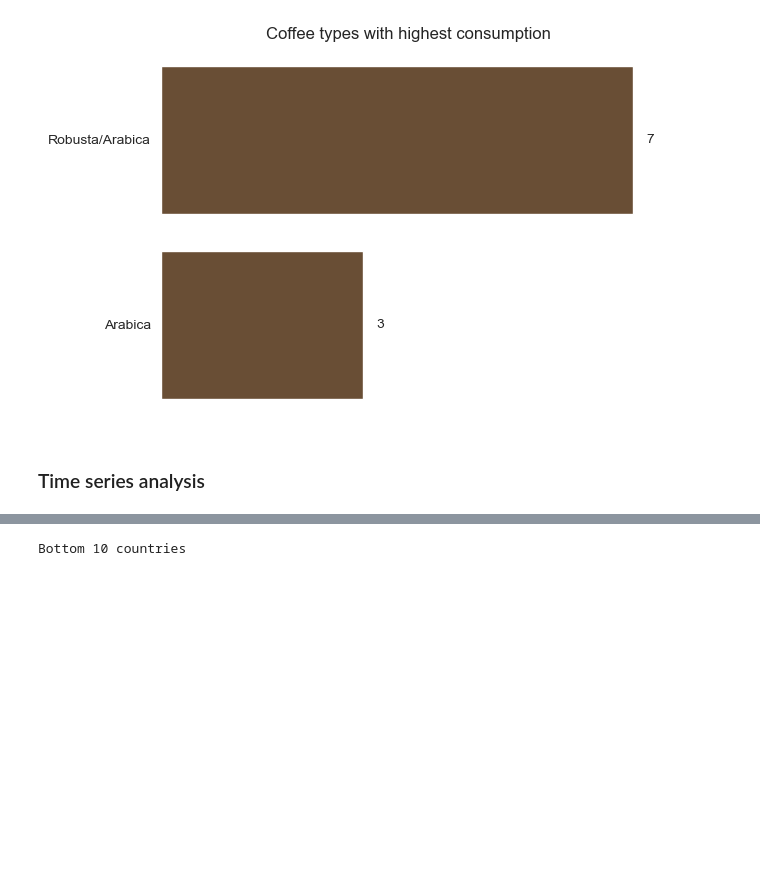
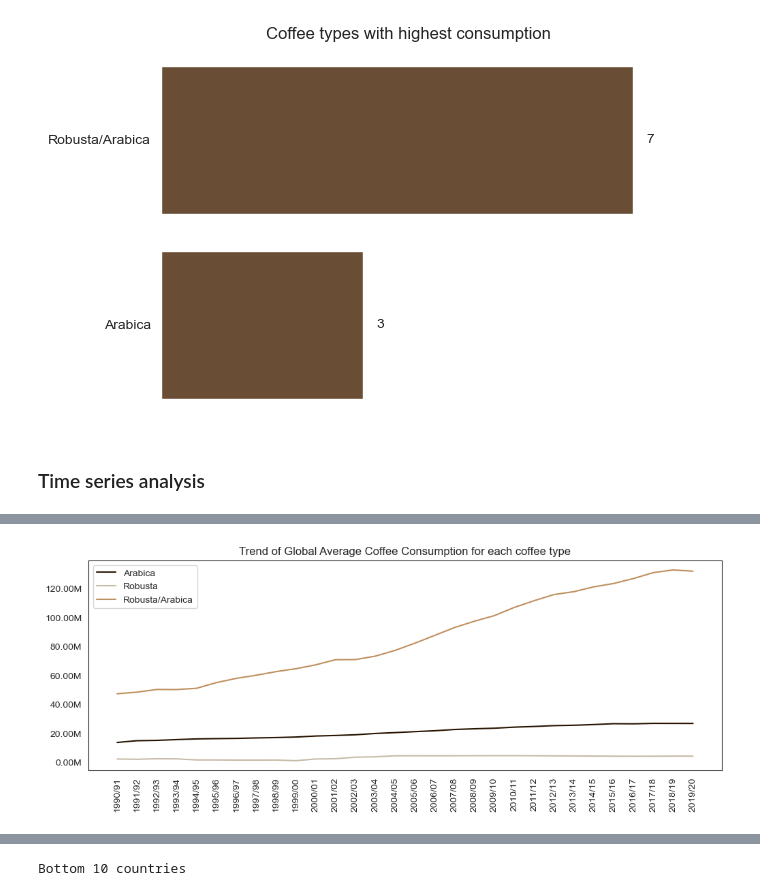
Before and after one commit to samaregbesola/coffee-domestic-consumption-analysis, a Jupyter notebook: notebooks/coffee_domestic_consumption_clean_and_EDA.ipynb, the cells around one changed output, grey strips where cells are left out. Saved outputs shown, nothing was run; the diff lists cells and outputs as text; code cells hidden in the pictures; blank space fills up the shorter version.

```diff
--- a/notebooks/coffee_domestic_consumption_clean_and_EDA.ipynb
+++ b/notebooks/coffee_domestic_consumption_clean_and_EDA.ipynb
@@ -548,0 +595,3 @@ plot_countplot(data=top_10_countries,
+# %%
+coffee_type_df = df.groupby(['coffee_type'])[years].mean().T
+coffee_type_df.head()
@@ -548,0 +605,31 @@ plot_countplot(data=top_10_countries,
+# %%
+# Define a function to format y-ticks
+def format_ticks(x,pos):
+    return '%1.2fM' % (x * 1e-6)
+
+plt.figure(figsize=(12,4))
+lines = plt.plot(coffee_type_df)
+plt.xticks(rotation=90)
+plt.ylabel('')
+plt.title('Trend of Global Average Coffee Consumption for each coffee type')
+
+# get current axis
+ax = plt.gca()
+
+# Set line colors
+line_colors = ['#271300', '#c8bca8', '#bf8f5e']
+for i, line in enumerate(lines):
+    line.set_color(line_colors[i])
+
+# Add legend
+plt.legend(coffee_type_df.columns)
+
+formatter = ticker.FuncFormatter(format_ticks)
+ax.yaxis.set_major_formatter(formatter)
+
+# save image
+plt.savefig('../images/global_average_consumption_for_coffee_types.png', dpi=500, bbox_inches='tight')
+
+plt.show()
+# %% [output]
+[figure, added]
```
Also changed, not shown: parts of 8 cells of this notebook, 3 other files.
